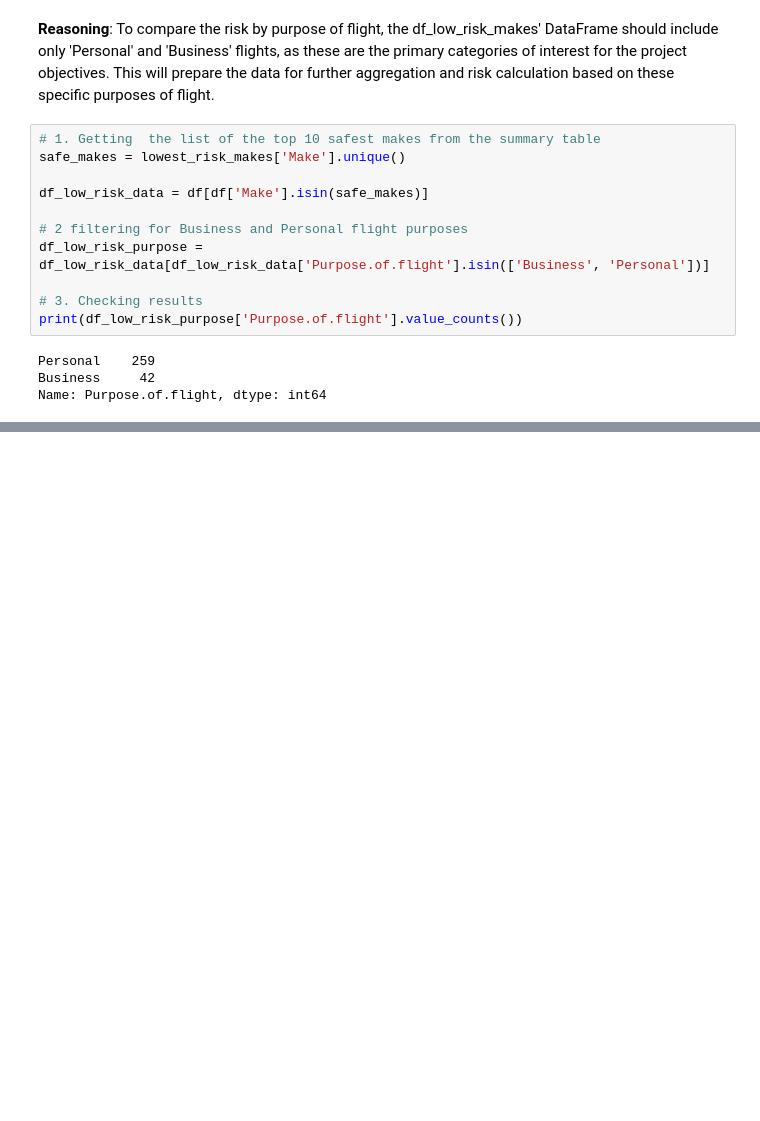
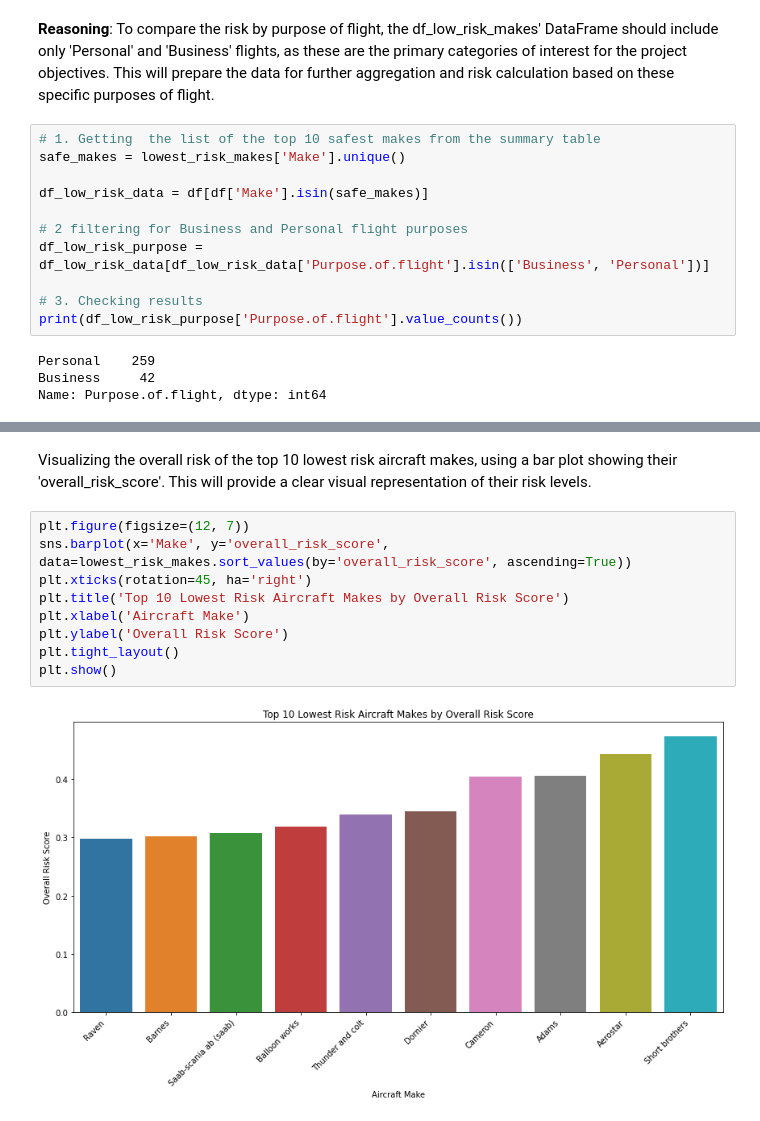
Before and after one commit to mading225/First_Project, a Jupyter notebook: Untitled-1.ipynb, the cells around one changed output, grey strips where cells are left out. Cells and saved outputs as stored; diff of their text form; blank space fills up the shorter version.

Commit message:
Overall Risk of Top 10 Lowest risk Aircraft Makes

```diff
--- a/Untitled-1.ipynb
+++ b/Untitled-1.ipynb
@@ -536,0 +577,14 @@ Name: Purpose.of.flight, dtype: int64
+# %% [markdown]
+
+Visualizing the overall risk of the top 10 lowest risk aircraft makes, using a  bar plot showing their 'overall_risk_score'. This will provide a clear visual representation of their risk levels.
+# %%
+plt.figure(figsize=(12, 7))
+sns.barplot(x='Make', y='overall_risk_score', data=lowest_risk_makes.sort_values(by='overall_risk_score', ascending=True))
+plt.xticks(rotation=45, ha='right')
+plt.title('Top 10 Lowest Risk Aircraft Makes by Overall Risk Score')
+plt.xlabel('Aircraft Make')
+plt.ylabel('Overall Risk Score')
+plt.tight_layout()
+plt.show()
+# %% [output]
+[figure, added]
```
Also changed, not shown: parts of 2 cells of this notebook.
